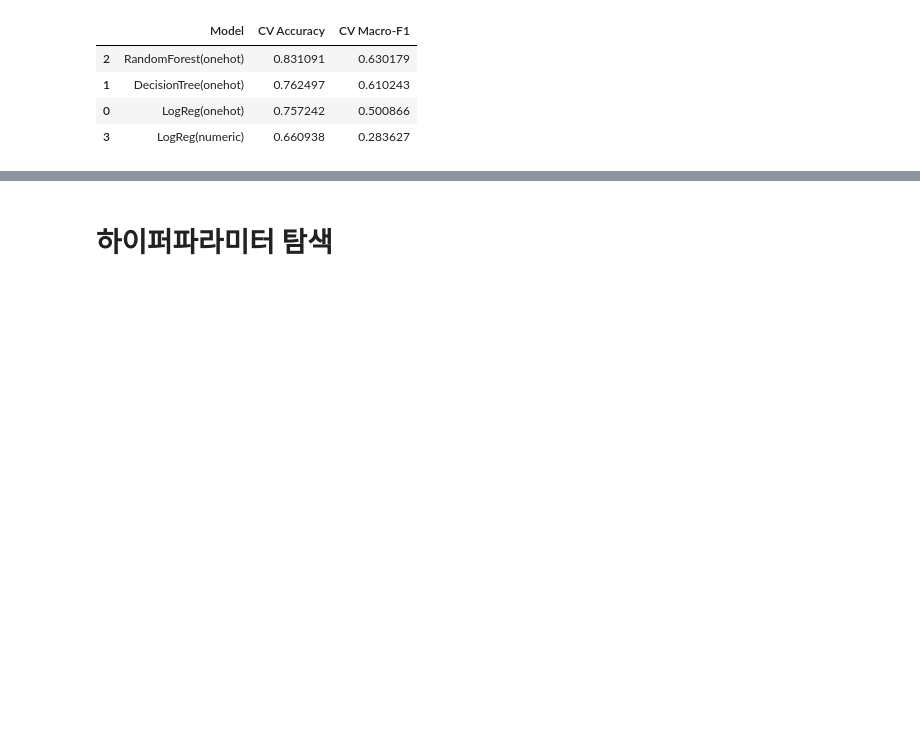
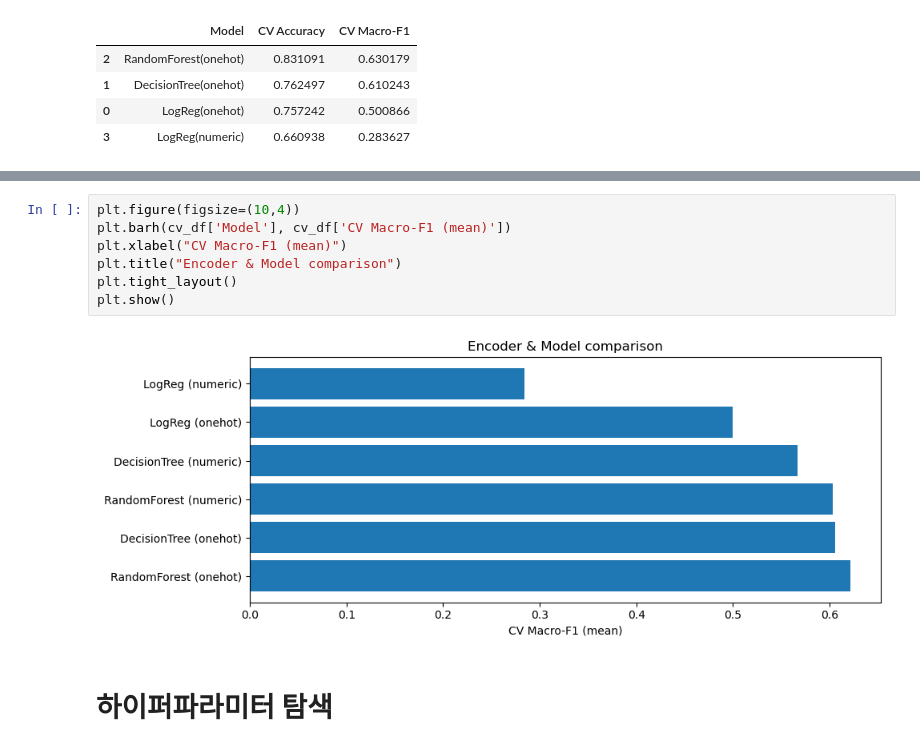
Before and after one commit to aprilgozib/machine_learning, a Jupyter notebook: notebooks/connect41.ipynb, the cells around one changed output, grey strips where cells are left out. Drawn from its saved outputs; the diff is of its cells as text; blank space fills up the shorter version.

```diff
--- a/notebooks/connect41.ipynb
+++ b/notebooks/connect41.ipynb
@@ -135,3 +186,12 @@ pd.DataFrame(cv_table, columns=["Model","CV Accuracy","CV Macro-F1"]).sort_value
+# %%
+plt.figure(figsize=(10,4))
+plt.barh(cv_df['Model'], cv_df['CV Macro-F1 (mean)'])
+plt.xlabel("CV Macro-F1 (mean)")
+plt.title("Encoder & Model comparison")
+plt.tight_layout()
+plt.show()
+# %% [output]
+[figure, added]
 # %% [markdown]
 # 하이퍼파라미터 탐색
 # %%
```
Also changed, not shown: parts of 10 cells of this notebook, 2 other files.
